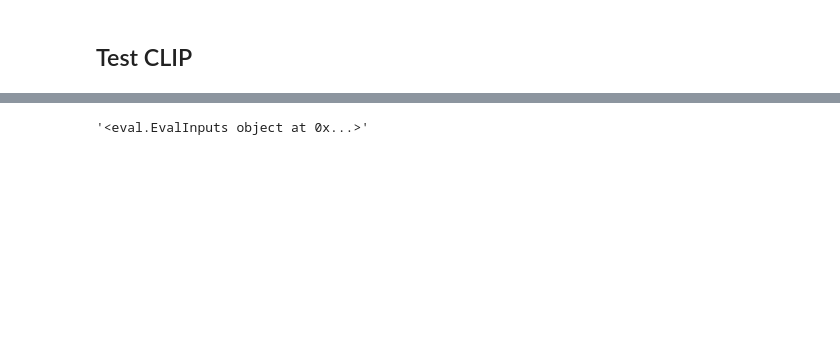
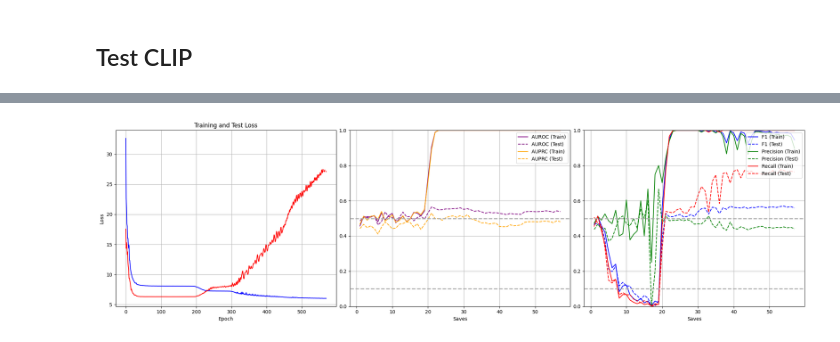
Before and after one commit to JiaxingQiu/llm_nicu_vitalsigns, a Jupyter notebook: script/VITAL/test_clip.ipynb, the cells around one changed output, grey strips where cells are left out. Saved outputs shown, nothing was run; the diff lists cells and outputs as text; code cells hidden in the pictures; blank space fills up the shorter version.

```diff
--- a/script/VITAL/test_clip.ipynb
+++ b/script/VITAL/test_clip.ipynb
@@ -301,4 +313,4 @@ beta: 1.0
-# %%
-evalinputs_train
-# %% [output]
-'<eval.EvalInputs object at 0x...>'
+# %%
+eval_dict_eng = eng_eval_metrics(eval_dict, binary=True, plot=True)
+# %% [output]
+[figure, added]
```
Also changed, not shown: parts of 8 cells of this notebook, 15 other files.
